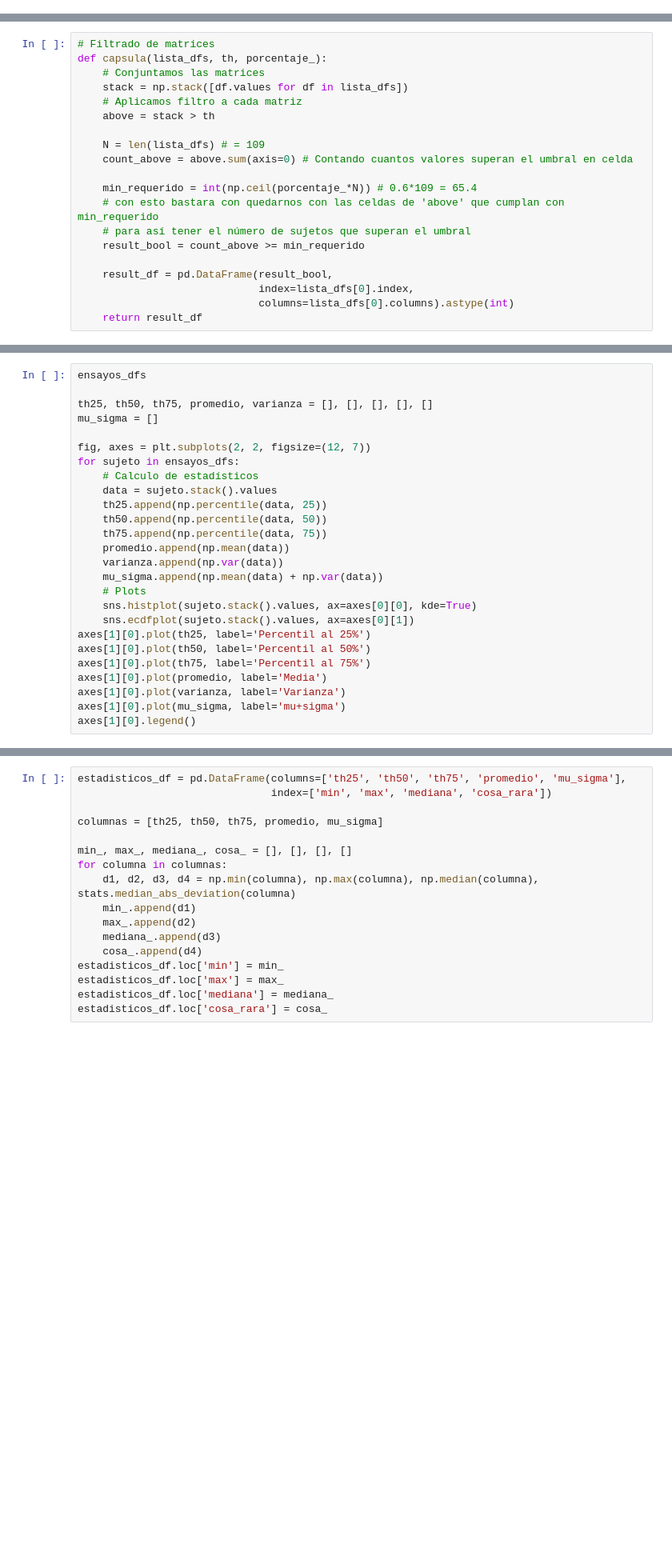
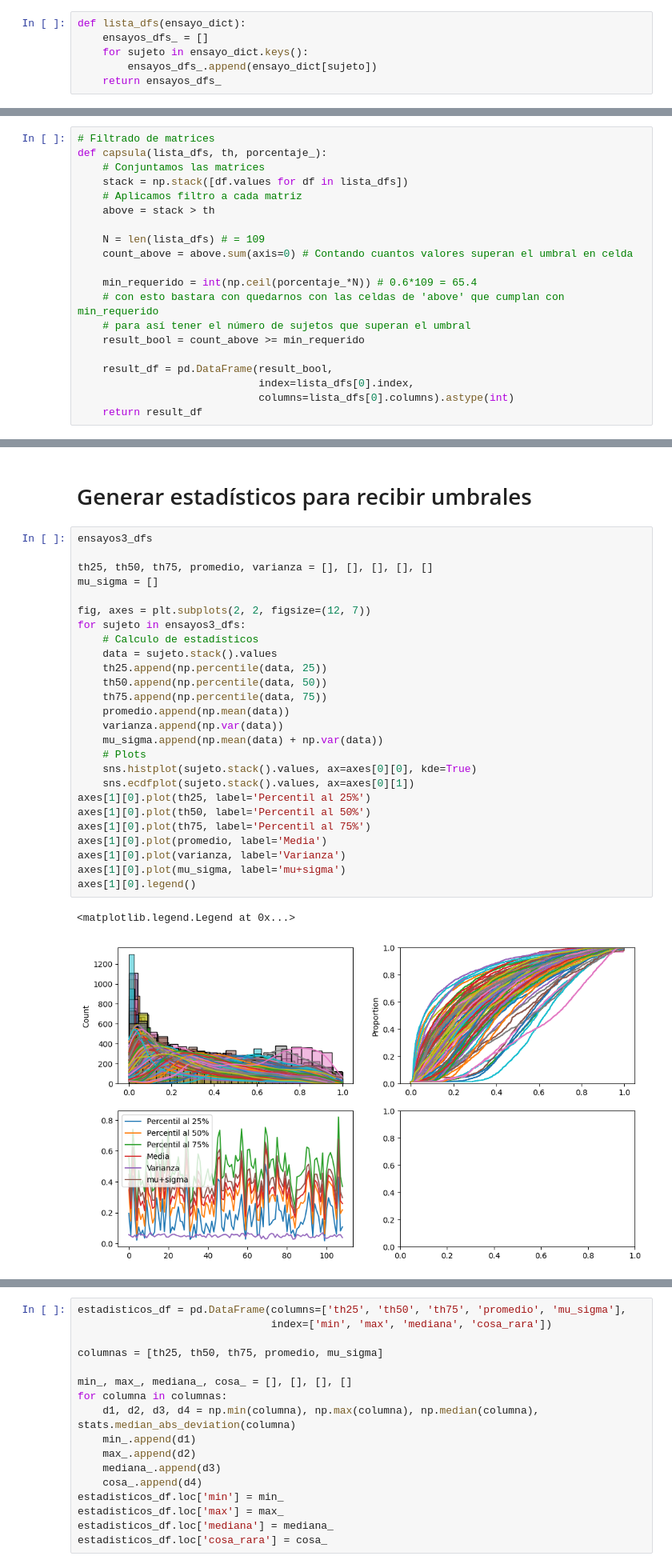
Before and after one commit to Fernando-JAL/Neurociencias-2026-1, a Jupyter notebook: S04_parciales/parcial 3_Mercedes .ipynb, the cells around one changed output, grey strips where cells are left out. Shown at 80% size. Saved outputs shown, nothing was run; the diff lists cells and outputs as text; blank space fills up the shorter version.

```diff
--- a/S04_parciales/parcial 3_Mercedes .ipynb
+++ b/S04_parciales/parcial 3_Mercedes .ipynb
@@ -14,3 +15,9 @@ coordenadas_csv = r"C:\Users\ecere\Documents\GitHub\Neurociencias-2026-1\S03_dat
+# %%
+def lista_dfs(ensayo_dict):
+    ensayos_dfs_ = []
+    for sujeto in ensayo_dict.keys():
+        ensayos_dfs_.append(ensayo_dict[sujeto])
+    return ensayos_dfs_
 # %%
 ensayo3_dict = pd.read_excel(ensayo3_excel, sheet_name=None, index_col=0)
 ensayo4_dict = pd.read_excel(ensayo4_excel, sheet_name=None, index_col=0)
@@ -51,29 +56,34 @@ sns.heatmap(resultado_df)
+# %% [markdown]
+# Generar estadísticos para recibir umbrales
 # %%
-ensayos_dfs
+ensayos3_dfs
 
 th25, th50, th75, promedio, varianza = [], [], [], [], []
 mu_sigma = []
 
 fig, axes = plt.subplots(2, 2, figsize=(12, 7))
-for sujeto in ensayos_dfs:
+for sujeto in ensayos3_dfs:
     # Calculo de estadísticos
     data = sujeto.stack().values
     th25.append(np.percentile(data, 25))
     th50.append(np.percentile(data, 50))
     th75.append(np.percentile(data, 75))
     promedio.append(np.mean(data))
     varianza.append(np.var(data))
     mu_sigma.append(np.mean(data) + np.var(data))
     # Plots
     sns.histplot(sujeto.stack().values, ax=axes[0][0], kde=True)
     sns.ecdfplot(sujeto.stack().values, ax=axes[0][1])
 axes[1][0].plot(th25, label='Percentil al 25%')
 axes[1][0].plot(th50, label='Percentil al 50%')
 axes[1][0].plot(th75, label='Percentil al 75%')
 axes[1][0].plot(promedio, label='Media')
 axes[1][0].plot(varianza, label='Varianza')
 axes[1][0].plot(mu_sigma, label='mu+sigma')
 axes[1][0].legend()
+# %% [output]
+<matplotlib.legend.Legend at 0x...>
+[figure, added]
 # %%
 from scipy import stats
 stats.median_abs_deviation(th25)
```
Also changed, not shown: parts of 65 cells of this notebook, 2 other files.
